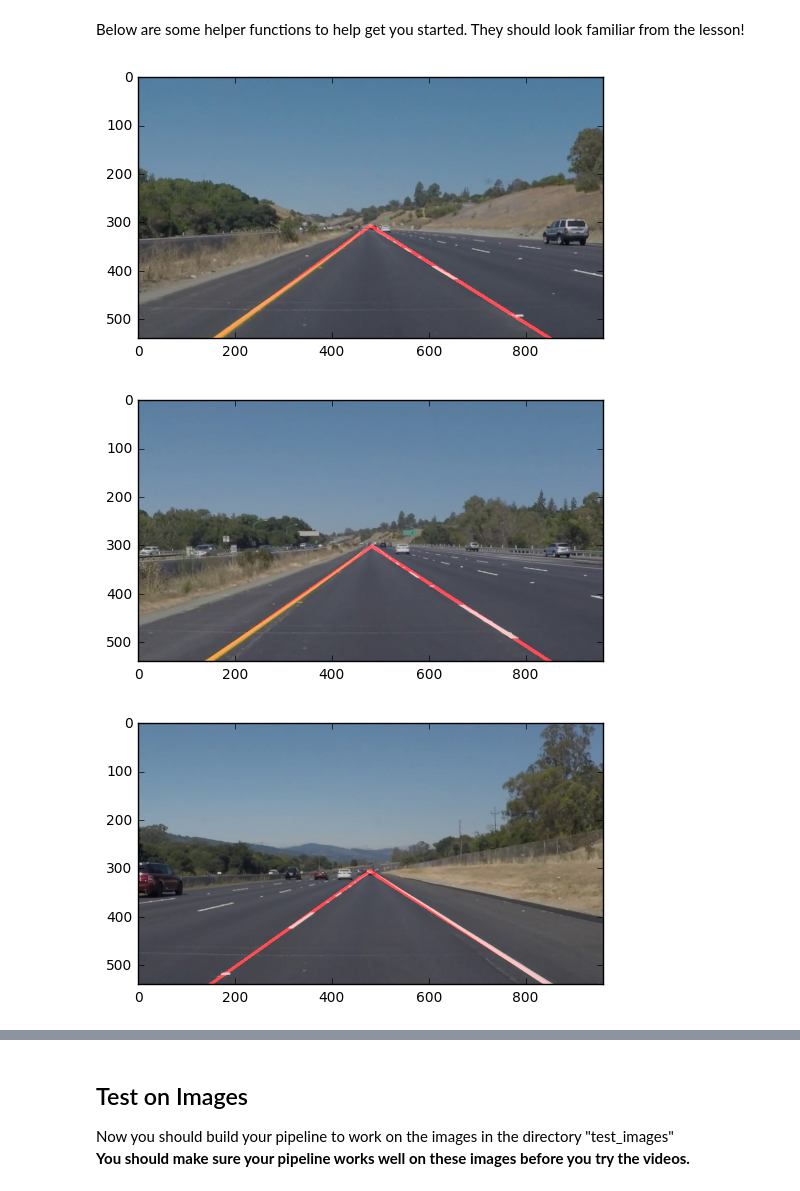
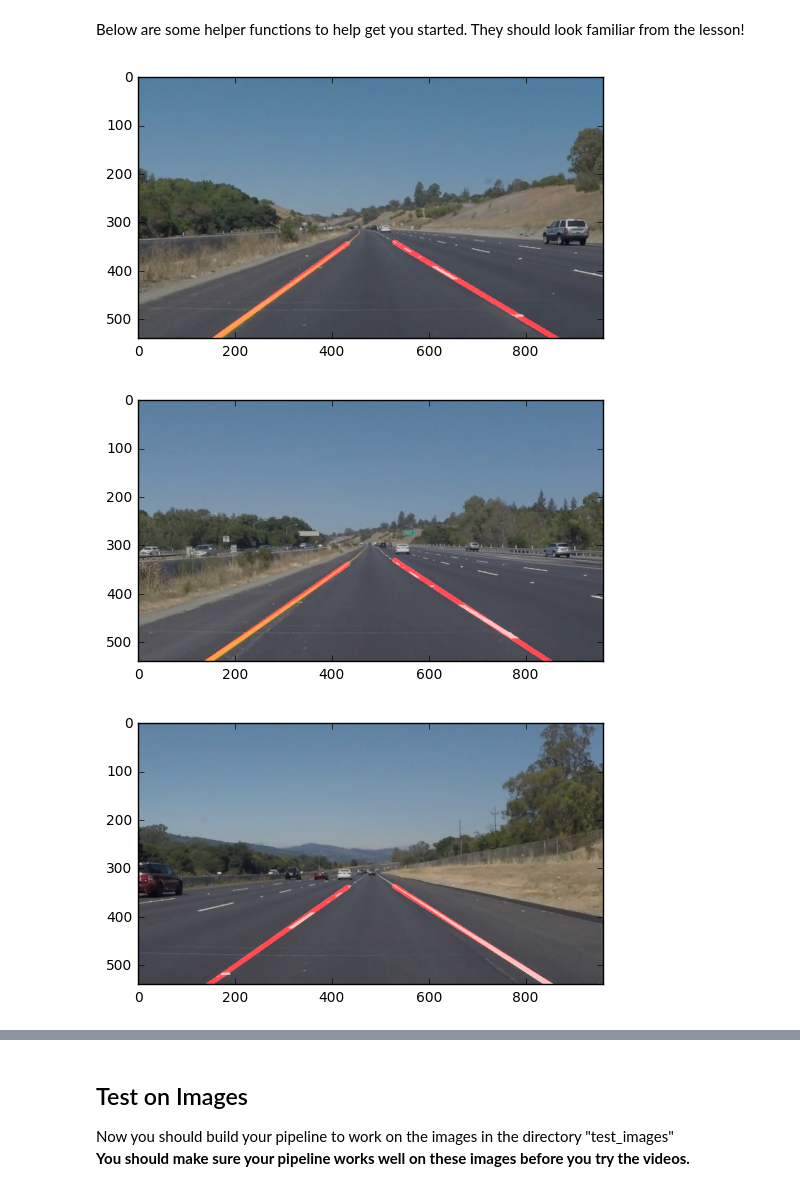
Before and after one commit to wbuchwalter/carnd-projects, a Jupyter notebook: CarND-LaneLines-P1/P1.ipynb, the cells around one changed output, grey strips where cells are left out. Drawn from its saved outputs; the diff is of its cells as text; code cells hidden in the pictures.

```diff
--- a/CarND-LaneLines-P1/P1.ipynb
+++ b/CarND-LaneLines-P1/P1.ipynb
@@ -199,29 +188,29 @@ def sequential(operations):
 # %%
 def model(image):
     #vertices = [np.array([[75,540],[960,540],[475,310]])]
     vertices = [np.array([[0,image.shape[0]],[image.shape[1],image.shape[0]],[image.shape[1]//2+30,image.shape[0]//2+30]])]
 
     return sequential([
             [grayscale, [image]],
             [gaussian_blur, [5]],
-            [canny, [175,190]],
+            [canny, [190,210]],
             [region_of_interest, [vertices]],
-            [hough_lines, [1, np.pi/180, 15, 20, 15]], #rho, theta, threshold, min_line_len, max_line_gap
+            [hough_lines, [1, np.pi/180, 30, 40, 30]], #rho, theta, threshold, min_line_len, max_line_gap
             [weighted_img, [image]]
         ])
 
 import os
 directory = "test_images/"
 images = os.listdir(directory)
 for image_name in images:
     if os.path.isdir(directory + image_name):
         continue
     output = model(mpimg.imread(directory + image_name))
     mpimg.imsave(directory + "processed/" + image_name, output)
     plt.figure()
     plt.imshow(output, cmap="gray")
 plt.show()
 # %% [output]
-[figure, old version]
+[figure, new version]
-[figure, old version]
+[figure, new version]
-[figure, old version]
+[figure, new version]
```
Also changed, not shown: parts of 6 cells of this notebook, 11 other files.
